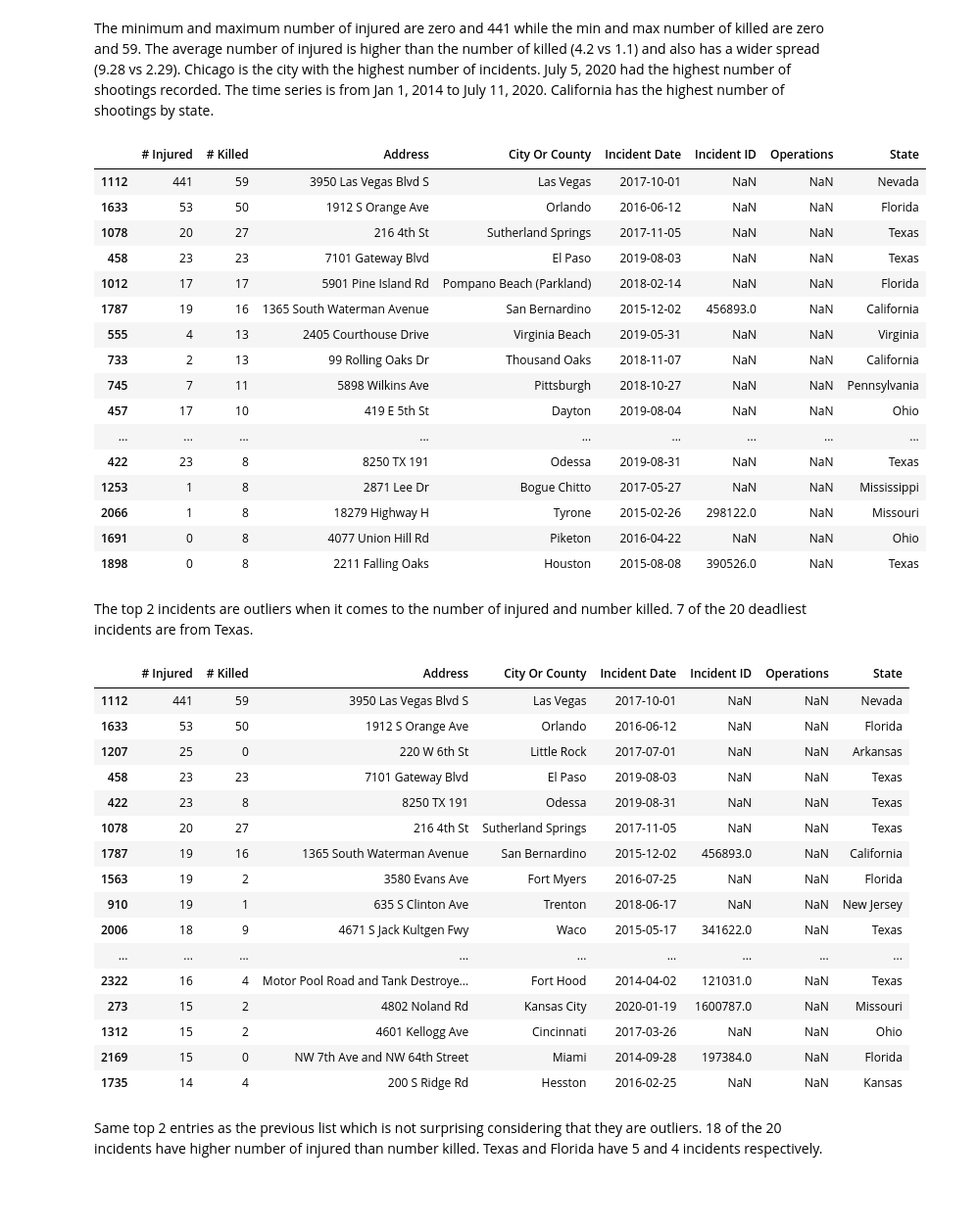
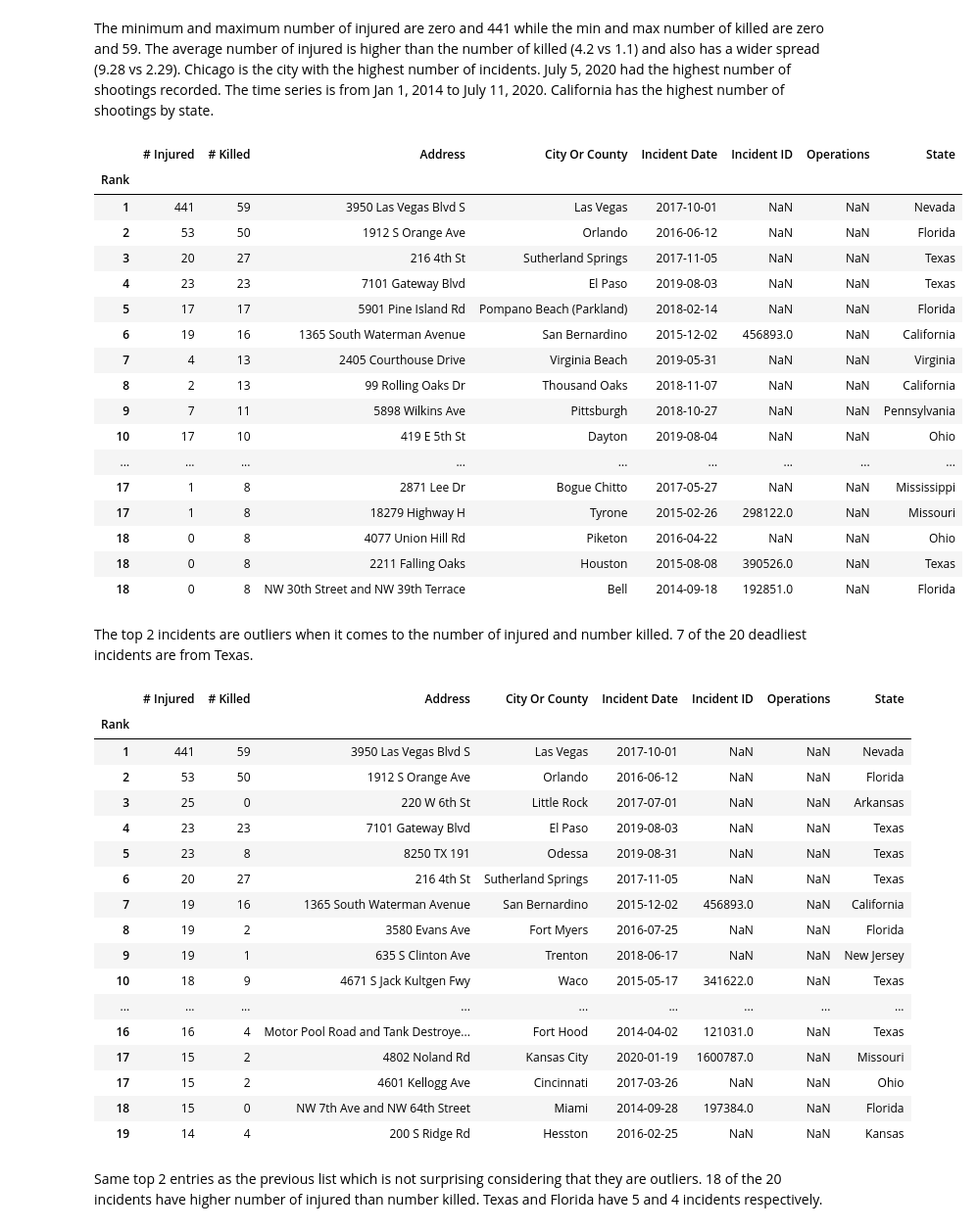
Before and after one commit to thomsu/Mass-Shootings-Time-Series, a Jupyter notebook: MassShootings.ipynb, the cells around one changed output. Shown at 98% size. Saved outputs shown, nothing was run; the diff lists cells and outputs as text; code cells hidden in the pictures; blank space fills up the shorter version.

Commit message:
add ranking to dataframe

```diff
--- a/MassShootings.ipynb
+++ b/MassShootings.ipynb
@@ -90,48 +88,52 @@ df.describe(include='all')
 The minimum and maximum number of injured are zero and 441 while the min and max number of killed are zero and 59. The average number of injured is higher than the number of killed (4.2 vs 1.1) and also has a wider spread (9.28 vs 2.29). Chicago is the city with the highest number of incidents. July 5, 2020 had the highest number of shootings recorded. The time series is from Jan 1, 2014 to July 11, 2020. California has the highest number of shootings by state.
 # %%
 # Top 20 incidents sorted by number killed first and then by number injured.
-df.sort_values(['# Killed', '# Injured'], ascending=False).head(20)
+df.nlargest(20, ['# Killed', '# Injured'], keep='all').assign(Rank=lambda x: x[['# Killed', '# Injured']]
+.apply(tuple, axis=1).rank(method='dense', ascending=False).astype(int)).set_index('Rank')
 # %% [output]
 |  | # Injured | # Killed | Address | City Or County | Incident Date | Incident ID | Operations | State |
-| 1112 | 441 | 59 | 3950 Las Vegas Blvd S | Las Vegas | 2017-10-01 | NaN | NaN | Nevada |
-| 1633 | 53 | 50 | 1912 S Orange Ave | Orlando | 2016-06-12 | NaN | NaN | Florida |
-| 1078 | 20 | 27 | 216 4th St | Sutherland Springs | 2017-11-05 | NaN | NaN | Texas |
-| 458 | 23 | 23 | 7101 Gateway Blvd | El Paso | 2019-08-03 | NaN | NaN | Texas |
-| 1012 | 17 | 17 | 5901 Pine Island Rd | Pompano Beach (Parkland) | 2018-02-14 | NaN | NaN | Florida |
-| 1787 | 19 | 16 | 1365 South Waterman Avenue | San Bernardino | 2015-12-02 | 456893.0 | NaN | California |
-| 555 | 4 | 13 | 2405 Courthouse Drive | Virginia Beach | 2019-05-31 | NaN | NaN | Virginia |
-| 733 | 2 | 13 | 99 Rolling Oaks Dr | Thousand Oaks | 2018-11-07 | NaN | NaN | California |
-| 745 | 7 | 11 | 5898 Wilkins Ave | Pittsburgh | 2018-10-27 | NaN | NaN | Pennsylvania |
-| 457 | 17 | 10 | 419 E 5th St | Dayton | 2019-08-04 | NaN | NaN | Ohio |
+| Rank |  |  |  |  |  |  |  |  |
+| 1 | 441 | 59 | 3950 Las Vegas Blvd S | Las Vegas | 2017-10-01 | NaN | NaN | Nevada |
+| 2 | 53 | 50 | 1912 S Orange Ave | Orlando | 2016-06-12 | NaN | NaN | Florida |
+| 3 | 20 | 27 | 216 4th St | Sutherland Springs | 2017-11-05 | NaN | NaN | Texas |
+| 4 | 23 | 23 | 7101 Gateway Blvd | El Paso | 2019-08-03 | NaN | NaN | Texas |
+| 5 | 17 | 17 | 5901 Pine Island Rd | Pompano Beach (Parkland) | 2018-02-14 | NaN | NaN | Florida |
+| 6 | 19 | 16 | 1365 South Waterman Avenue | San Bernardino | 2015-12-02 | 456893.0 | NaN | California |
+| 7 | 4 | 13 | 2405 Courthouse Drive | Virginia Beach | 2019-05-31 | NaN | NaN | Virginia |
+| 8 | 2 | 13 | 99 Rolling Oaks Dr | Thousand Oaks | 2018-11-07 | NaN | NaN | California |
+| 9 | 7 | 11 | 5898 Wilkins Ave | Pittsburgh | 2018-10-27 | NaN | NaN | Pennsylvania |
+| 10 | 17 | 10 | 419 E 5th St | Dayton | 2019-08-04 | NaN | NaN | Ohio |
 | ... | ... | ... | ... | ... | ... | ... | ... | ... |
-| 422 | 23 | 8 | 8250 TX 191 | Odessa | 2019-08-31 | NaN | NaN | Texas |
-| 1253 | 1 | 8 | 2871 Lee Dr | Bogue Chitto | 2017-05-27 | NaN | NaN | Mississippi |
-| 2066 | 1 | 8 | 18279 Highway H | Tyrone | 2015-02-26 | 298122.0 | NaN | Missouri |
-| 1691 | 0 | 8 | 4077 Union Hill Rd | Piketon | 2016-04-22 | NaN | NaN | Ohio |
-| 1898 | 0 | 8 | 2211 Falling Oaks | Houston | 2015-08-08 | 390526.0 | NaN | Texas |
+| 17 | 1 | 8 | 2871 Lee Dr | Bogue Chitto | 2017-05-27 | NaN | NaN | Mississippi |
+| 17 | 1 | 8 | 18279 Highway H | Tyrone | 2015-02-26 | 298122.0 | NaN | Missouri |
+| 18 | 0 | 8 | 4077 Union Hill Rd | Piketon | 2016-04-22 | NaN | NaN | Ohio |
+| 18 | 0 | 8 | 2211 Falling Oaks | Houston | 2015-08-08 | 390526.0 | NaN | Texas |
+| 18 | 0 | 8 | NW 30th Street and NW 39th Terrace | Bell | 2014-09-18 | 192851.0 | NaN | Florida |
 # %% [markdown]
 The top 2 incidents are outliers when it comes to the number of injured and number killed. 7 of the 20 deadliest incidents are from Texas.
 # %%
 # Top 20 incidents sorted by number injured first and then by number killed.
-df.sort_values(['# Injured', '# Killed'], ascending=False).head(20)
+df.nlargest(20, ['# Injured', '# Killed'], keep='all').assign(Rank=lambda x: x[['# Injured', '# Killed']]
+.apply(tuple, axis=1).rank(method='dense', ascending=False).astype(int)).set_index('Rank')
 # %% [output]
 |  | # Injured | # Killed | Address | City Or County | Incident Date | Incident ID | Operations | State |
-| 1112 | 441 | 59 | 3950 Las Vegas Blvd S | Las Vegas | 2017-10-01 | NaN | NaN | Nevada |
-| 1633 | 53 | 50 | 1912 S Orange Ave | Orlando | 2016-06-12 | NaN | NaN | Florida |
-| 1207 | 25 | 0 | 220 W 6th St | Little Rock | 2017-07-01 | NaN | NaN | Arkansas |
-| 458 | 23 | 23 | 7101 Gateway Blvd | El Paso | 2019-08-03 | NaN | NaN | Texas |
-| 422 | 23 | 8 | 8250 TX 191 | Odessa | 2019-08-31 | NaN | NaN | Texas |
-| 1078 | 20 | 27 | 216 4th St | Sutherland Springs | 2017-11-05 | NaN | NaN | Texas |
-| 1787 | 19 | 16 | 1365 South Waterman Avenue | San Bernardino | 2015-12-02 | 456893.0 | NaN | California |
-| 1563 | 19 | 2 | 3580 Evans Ave | Fort Myers | 2016-07-25 | NaN | NaN | Florida |
-| 910 | 19 | 1 | 635 S Clinton Ave | Trenton | 2018-06-17 | NaN | NaN | New Jersey |
-| 2006 | 18 | 9 | 4671 S Jack Kultgen Fwy | Waco | 2015-05-17 | 341622.0 | NaN | Texas |
+| Rank |  |  |  |  |  |  |  |  |
+| 1 | 441 | 59 | 3950 Las Vegas Blvd S | Las Vegas | 2017-10-01 | NaN | NaN | Nevada |
+| 2 | 53 | 50 | 1912 S Orange Ave | Orlando | 2016-06-12 | NaN | NaN | Florida |
+| 3 | 25 | 0 | 220 W 6th St | Little Rock | 2017-07-01 | NaN | NaN | Arkansas |
+| 4 | 23 | 23 | 7101 Gateway Blvd | El Paso | 2019-08-03 | NaN | NaN | Texas |
+| 5 | 23 | 8 | 8250 TX 191 | Odessa | 2019-08-31 | NaN | NaN | Texas |
+| 6 | 20 | 27 | 216 4th St | Sutherland Springs | 2017-11-05 | NaN | NaN | Texas |
+| 7 | 19 | 16 | 1365 South Waterman Avenue | San Bernardino | 2015-12-02 | 456893.0 | NaN | California |
+| 8 | 19 | 2 | 3580 Evans Ave | Fort Myers | 2016-07-25 | NaN | NaN | Florida |
+| 9 | 19 | 1 | 635 S Clinton Ave | Trenton | 2018-06-17 | NaN | NaN | New Jersey |
+| 10 | 18 | 9 | 4671 S Jack Kultgen Fwy | Waco | 2015-05-17 | 341622.0 | NaN | Texas |
 | ... | ... | ... | ... | ... | ... | ... | ... | ... |
-| 2322 | 16 | 4 | Motor Pool Road and Tank Destroye... | Fort Hood | 2014-04-02 | 121031.0 | NaN | Texas |
-| 273 | 15 | 2 | 4802 Noland Rd | Kansas City | 2020-01-19 | 1600787.0 | NaN | Missouri |
-| 1312 | 15 | 2 | 4601 Kellogg Ave | Cincinnati | 2017-03-26 | NaN | NaN | Ohio |
-| 2169 | 15 | 0 | NW 7th Ave and NW 64th Street | Miami | 2014-09-28 | 197384.0 | NaN | Florida |
-| 1735 | 14 | 4 | 200 S Ridge Rd | Hesston | 2016-02-25 | NaN | NaN | Kansas |
+| 16 | 16 | 4 | Motor Pool Road and Tank Destroye... | Fort Hood | 2014-04-02 | 121031.0 | NaN | Texas |
+| 17 | 15 | 2 | 4802 Noland Rd | Kansas City | 2020-01-19 | 1600787.0 | NaN | Missouri |
+| 17 | 15 | 2 | 4601 Kellogg Ave | Cincinnati | 2017-03-26 | NaN | NaN | Ohio |
+| 18 | 15 | 0 | NW 7th Ave and NW 64th Street | Miami | 2014-09-28 | 197384.0 | NaN | Florida |
+| 19 | 14 | 4 | 200 S Ridge Rd | Hesston | 2016-02-25 | NaN | NaN | Kansas |
 # %% [markdown]
 Same top 2 entries as the previous list which is not surprising considering that they are outliers. 18 of the 20 incidents have higher number of injured than number killed. Texas and Florida have 5 and 4 incidents respectively.
 # %%
```
Also changed, not shown: parts of 31 cells of this notebook.
